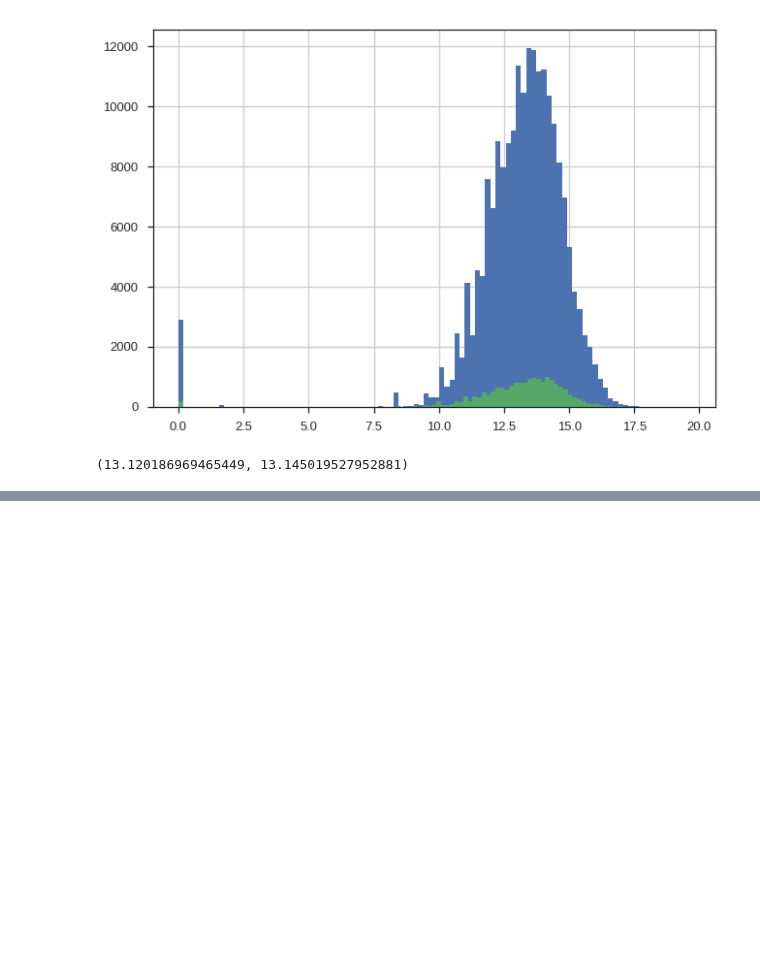
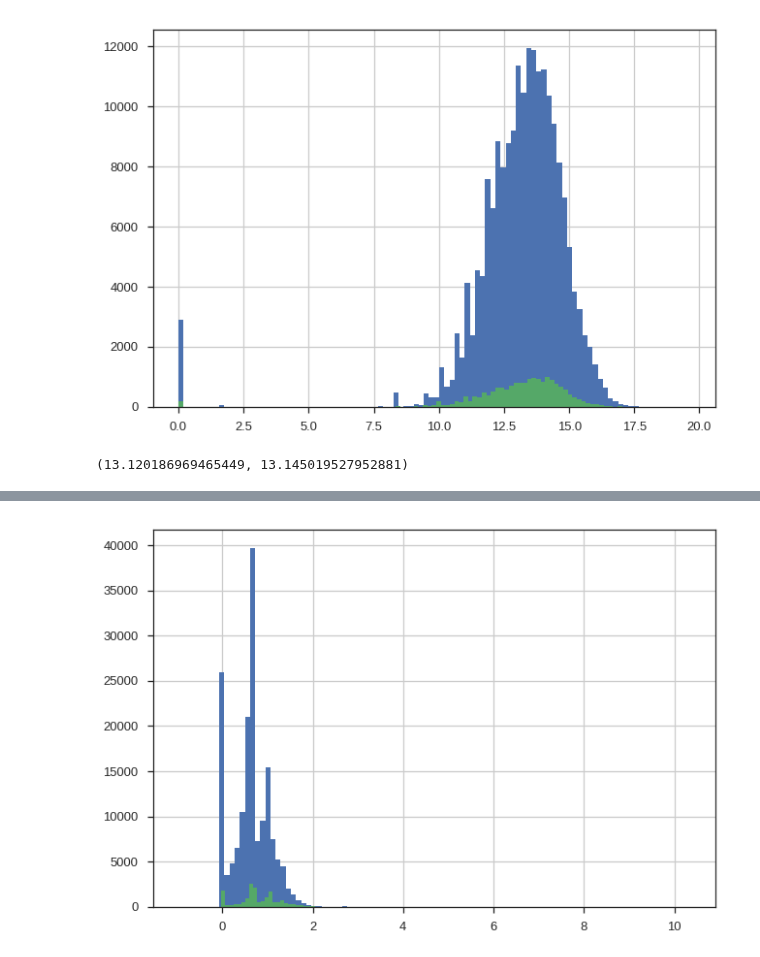
Before and after one commit to numb3r33/Kaggle_Home_Credit, a Jupyter notebook: notebooks/EDA.ipynb, the cells around one changed output, grey strips where cells are left out. Saved outputs shown, nothing was run; the diff lists cells and outputs as text; code cells hidden in the pictures; blank space fills up the shorter version.

```diff
--- a/notebooks/EDA.ipynb
+++ b/notebooks/EDA.ipynb
@@ -89,0 +141,9 @@ res[(app_train.TARGET == 0)].map(np.log1p).mean(), res[(app_train.TARGET == 1)].
+# %%
+res = bureau.loc[(bureau.CREDIT_ACTIVE == 'Active') & (bureau.DAYS_CREDIT > -365*2), :]
+res = res.groupby(['SK_ID_CURR'])['CREDIT_TYPE'].nunique()
+
+res = app_train.SK_ID_CURR.map(res).fillna(-1)
+
+ss = pd.crosstab(res, app_train.TARGET)
+ss.loc[:, 'ratio'] = ss[1] / (ss[0] + ss[1])
+ss
@@ -89,0 +158,5 @@ res[(app_train.TARGET == 0)].map(np.log1p).mean(), res[(app_train.TARGET == 1)].
+# %%
+res[app_train.TARGET == 0].map(np.log1p).hist(bins=100)
+res[app_train.TARGET == 1].map(np.log1p).hist(bins=100);
+# %% [output]
+[figure, added]
```
Also changed, not shown: parts of 13 cells of this notebook, 3 other files.
